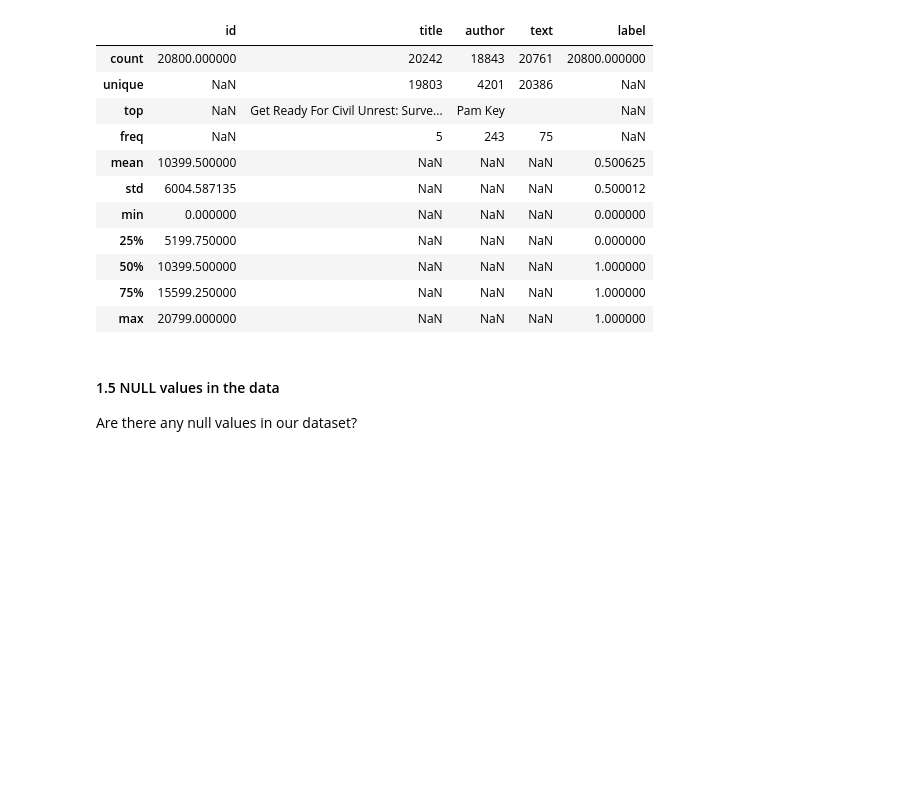
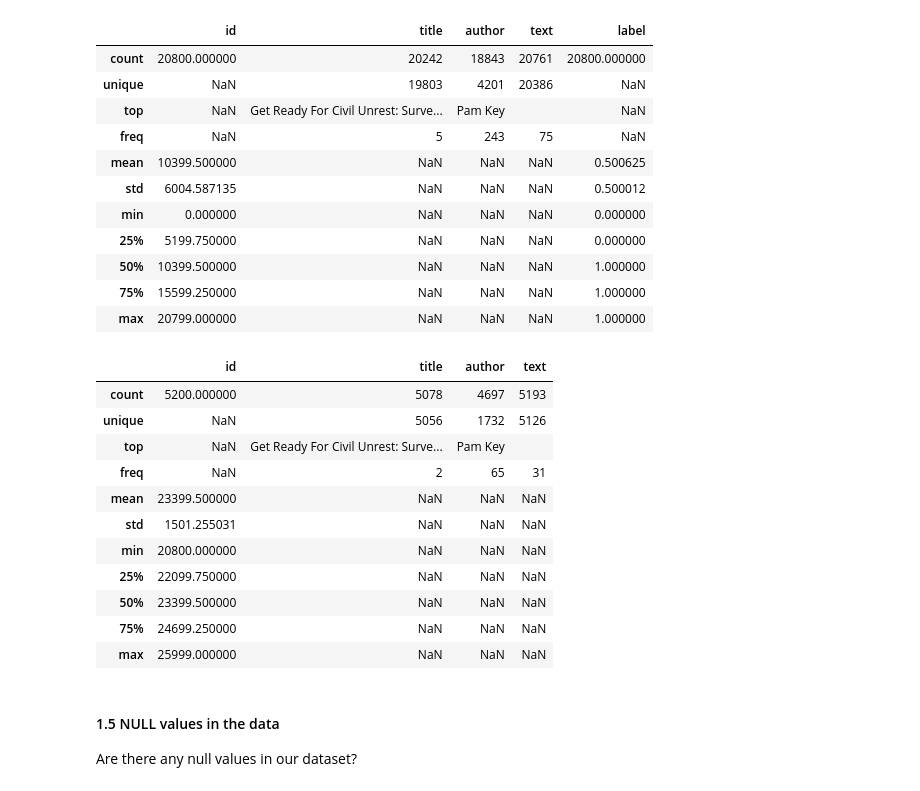
Before and after one commit to pmacinec/fake-news-datasets, a Jupyter notebook: fake_news_datasets.ipynb, the cells around one changed output. Cells and saved outputs as stored; diff of their text form; code cells hidden in the pictures; blank space fills up the shorter version.

Commit message:
Add description of test set of first dataset

```diff
--- a/fake_news_datasets.ipynb
+++ b/fake_news_datasets.ipynb
@@ -43,5 +43,6 @@ Link: [https://www.kaggle.com/c/fake-news](https://www.kaggle.com/c/fake-news)
 # %%
 # read data from dataset
 dataset = pd.read_csv('data/kaggle_fake_news/train.csv')
+dataset_test = pd.read_csv('data/kaggle_fake_news/test.csv')
 # %% [markdown]
 #### 1.2 Count of records
@@ -116,6 +170,22 @@ dataset.describe(include='all')
 | 50% | 10399.500000 | NaN | NaN | NaN | 1.000000 |
 | 75% | 15599.250000 | NaN | NaN | NaN | 1.000000 |
 | max | 20799.000000 | NaN | NaN | NaN | 1.000000 |
+# %%
+# test dataset
+dataset_test.describe(include='all')
+# %% [output]
+|  | id | title | author | text |
+| count | 5200.000000 | 5078 | 4697 | 5193 |
+| unique | NaN | 5056 | 1732 | 5126 |
+| top | NaN | Get Ready For Civil Unrest: Surve... | Pam Key |  |
+| freq | NaN | 2 | 65 | 31 |
+| mean | 23399.500000 | NaN | NaN | NaN |
+| std | 1501.255031 | NaN | NaN | NaN |
+| min | 20800.000000 | NaN | NaN | NaN |
+| 25% | 22099.750000 | NaN | NaN | NaN |
+| 50% | 23399.500000 | NaN | NaN | NaN |
+| 75% | 24699.250000 | NaN | NaN | NaN |
+| max | 25999.000000 | NaN | NaN | NaN |
 # %% [markdown]
 #### 1.5 NULL values in the data
 Are there any null values in our dataset?
```
Also changed, not shown: parts of 23 cells of this notebook.
